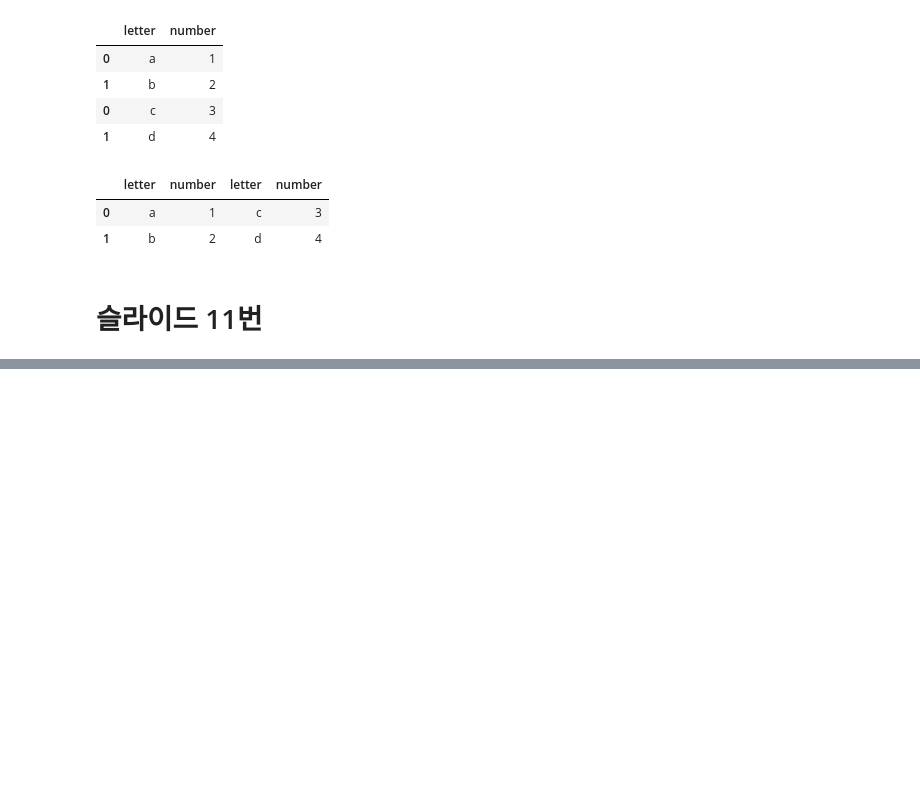
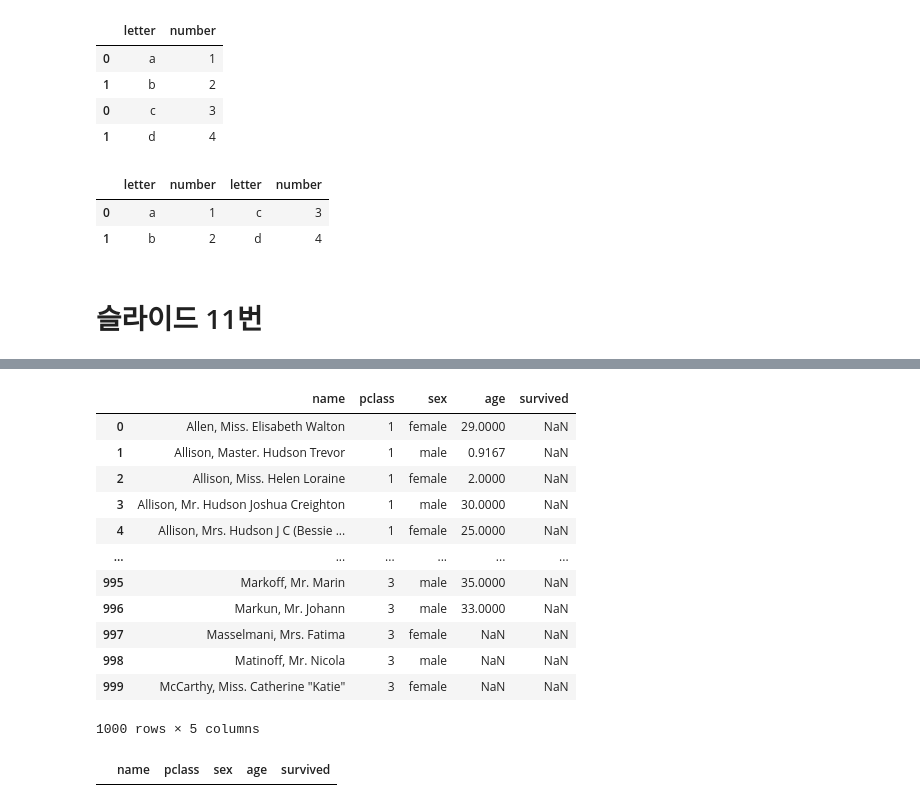
Before and after one commit to denverkim/WEBCRAWLING, a Jupyter notebook: LAB5.ipynb, the cells around one changed output, grey strips where cells are left out. Cells and saved outputs as stored; diff of their text form; code cells hidden in the pictures; blank space fills up the shorter version.

```diff
--- a/LAB5.ipynb
+++ b/LAB5.ipynb
@@ -141,0 +147,22 @@ df2
+# %%
+# name 으로 left join
+pd.merge(df1, df2, on='name', how='left')
+# %% [output]
+|  | name | pclass | sex | age | survived |
+| 0 | Allen, Miss. Elisabeth Walton | 1 | female | 29.0000 | NaN |
+| 1 | Allison, Master. Hudson Trevor | 1 | male | 0.9167 | NaN |
+| 2 | Allison, Miss. Helen Loraine | 1 | female | 2.0000 | NaN |
+| 3 | Allison, Mr. Hudson Joshua Creighton | 1 | male | 30.0000 | NaN |
+| 4 | Allison, Mrs. Hudson J C (Bessie ... | 1 | female | 25.0000 | NaN |
+| ... | ... | ... | ... | ... | ... |
+| 995 | Markoff, Mr. Marin | 3 | male | 35.0000 | NaN |
+| 996 | Markun, Mr. Johann | 3 | male | 33.0000 | NaN |
+| 997 | Masselmani, Mrs. Fatima | 3 | female | NaN | NaN |
+| 998 | Matinoff, Mr. Nicola | 3 | male | NaN | NaN |
+| 999 | McCarthy, Miss. Catherine "Katie" | 3 | female | NaN | NaN |
+1000 rows × 5 columns
+# %%
+# name 으로 right join
+pd.merge(df1, df2, on='name', how='right')
+# %% [output]
+|  | name | pclass | sex | age | survived |
```
Also changed, not shown: parts of 5 cells of this notebook.
